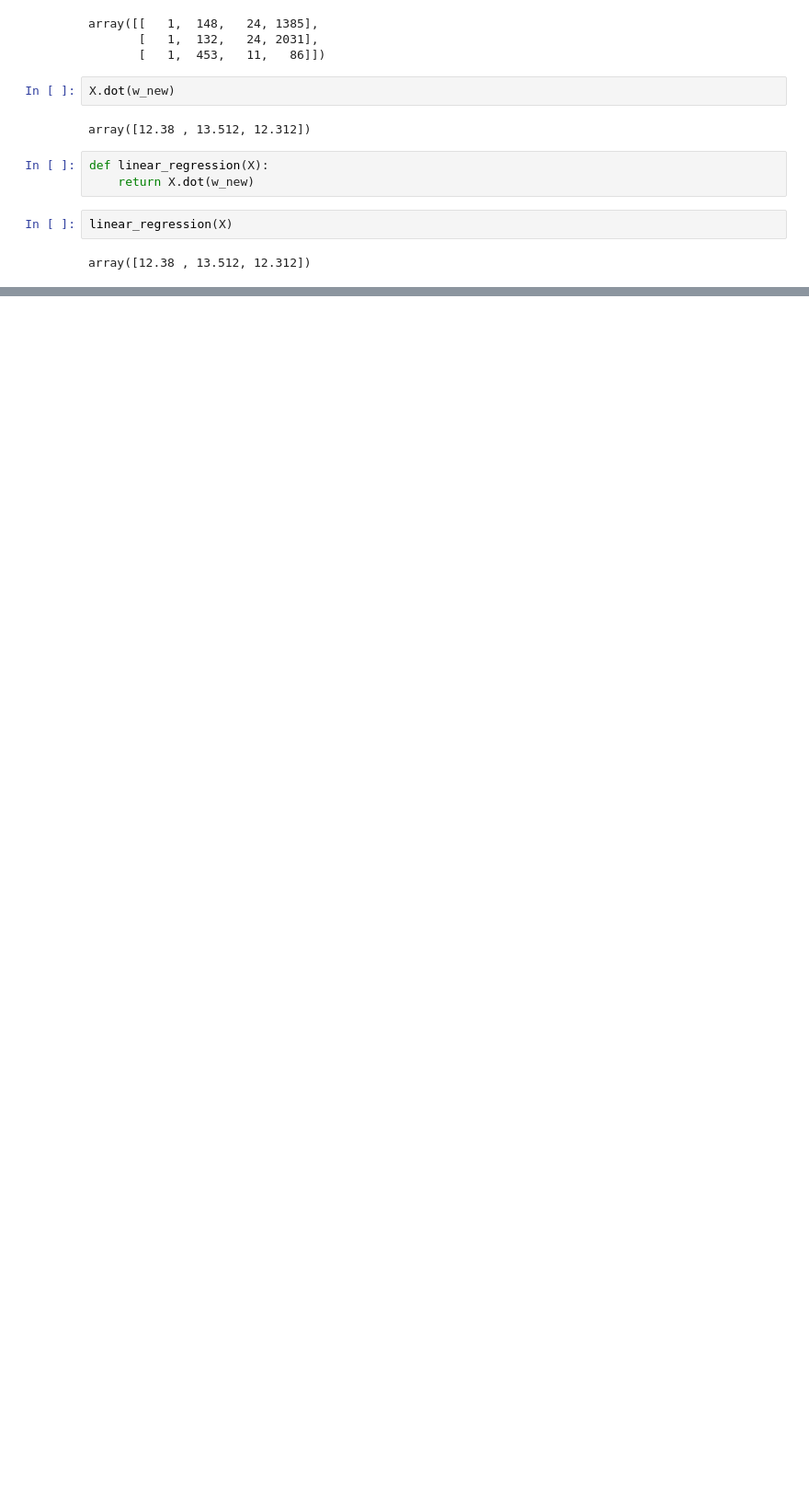
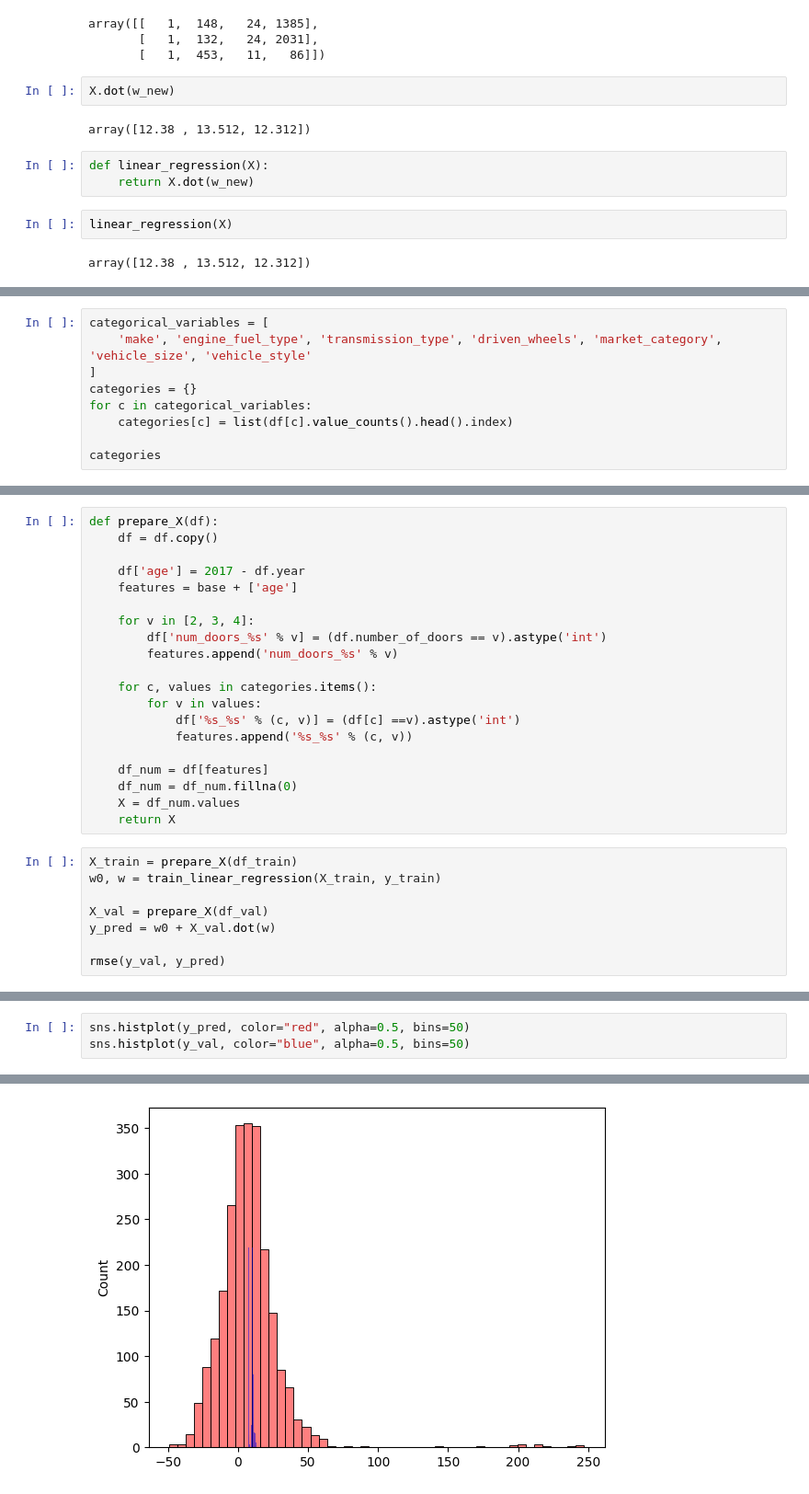
Before and after one commit to kburla/ml-zoomcamp-homework, a Jupyter notebook: 02-regression/02-project.ipynb, the cells around one changed output, grey strips where cells are left out. Shown: that part at 92% size. Saved outputs shown, nothing was run; the diff lists cells and outputs as text; blank space fills up the shorter version.

```diff
--- a/02-regression/02-project.ipynb
+++ b/02-regression/02-project.ipynb
@@ -342,0 +503,9 @@ array([12.38 , 13.512, 12.312])
+# %%
+categorical_variables = [
+    'make', 'engine_fuel_type', 'transmission_type', 'driven_wheels', 'market_category', 'vehicle_size', 'vehicle_style'
+]
+categories = {}
+for c in categorical_variables:
+    categories[c] = list(df[c].value_counts().head().index)
+
+categories
@@ -342,0 +530,28 @@ array([12.38 , 13.512, 12.312])
+# %%
+def prepare_X(df):
+    df = df.copy()
+
+    df['age'] = 2017 - df.year
+    features = base + ['age']
+
+    for v in [2, 3, 4]:
+        df['num_doors_%s' % v] = (df.number_of_doors == v).astype('int')
+        features.append('num_doors_%s' % v)
+
+    for c, values in categories.items():
+        for v in values:
+            df['%s_%s' % (c, v)] = (df[c] ==v).astype('int')
+            features.append('%s_%s' % (c, v))
+
+    df_num = df[features]
+    df_num = df_num.fillna(0)
+    X = df_num.values
+    return X
+# %%
+X_train = prepare_X(df_train)
+w0, w = train_linear_regression(X_train, y_train)
+
+X_val = prepare_X(df_val)
+y_pred = w0 + X_val.dot(w)
+
+rmse(y_val, y_pred)
@@ -342,0 +560,4 @@ array([12.38 , 13.512, 12.312])
+# %%
+sns.histplot(y_pred, color="red", alpha=0.5, bins=50)
+sns.histplot(y_val, color="blue", alpha=0.5, bins=50)
+# %% [output]
@@ -342,0 +565 @@ array([12.38 , 13.512, 12.312])
+[figure, added]
```
Also changed, not shown: parts of 21 cells of this notebook.
